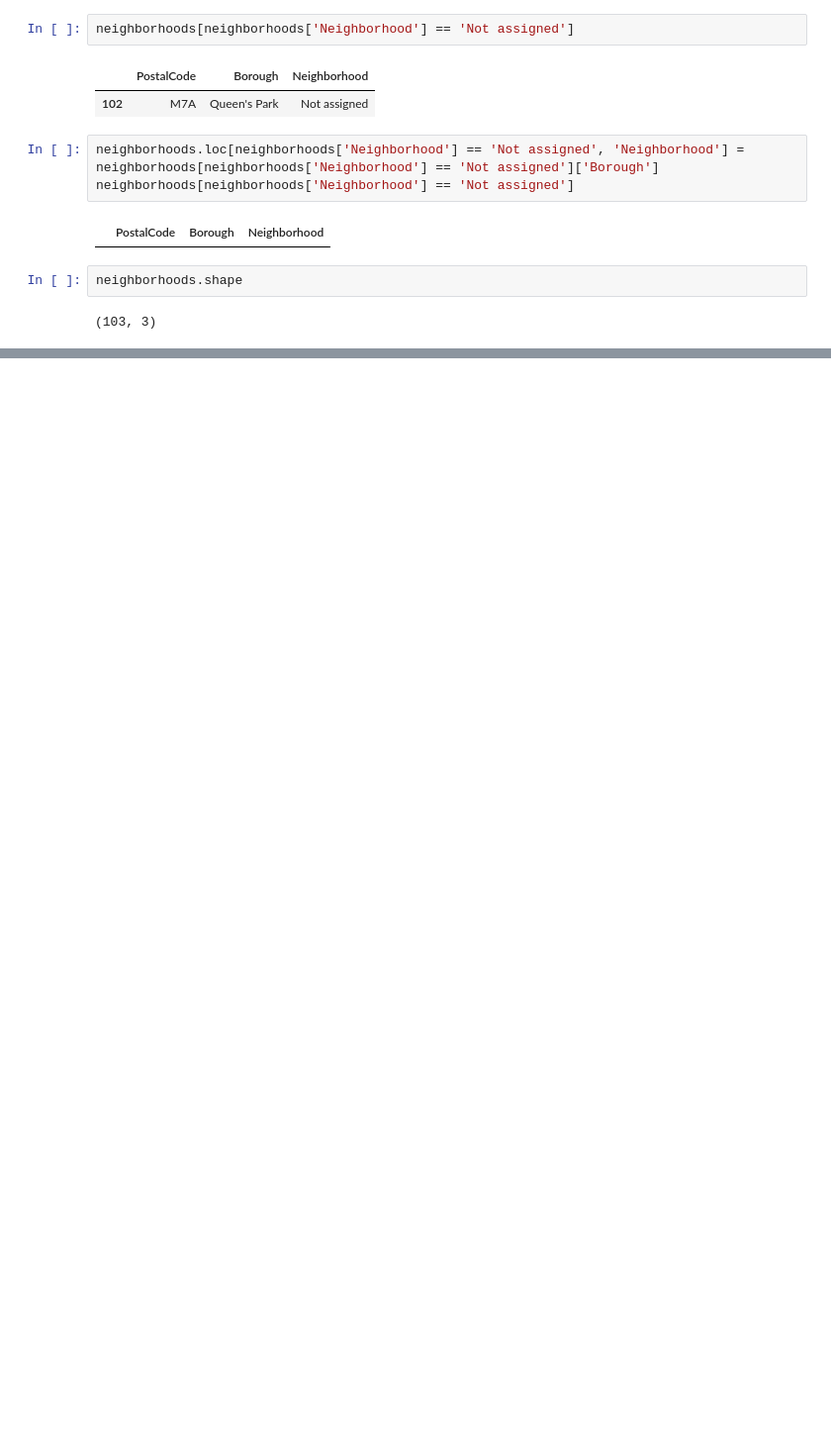
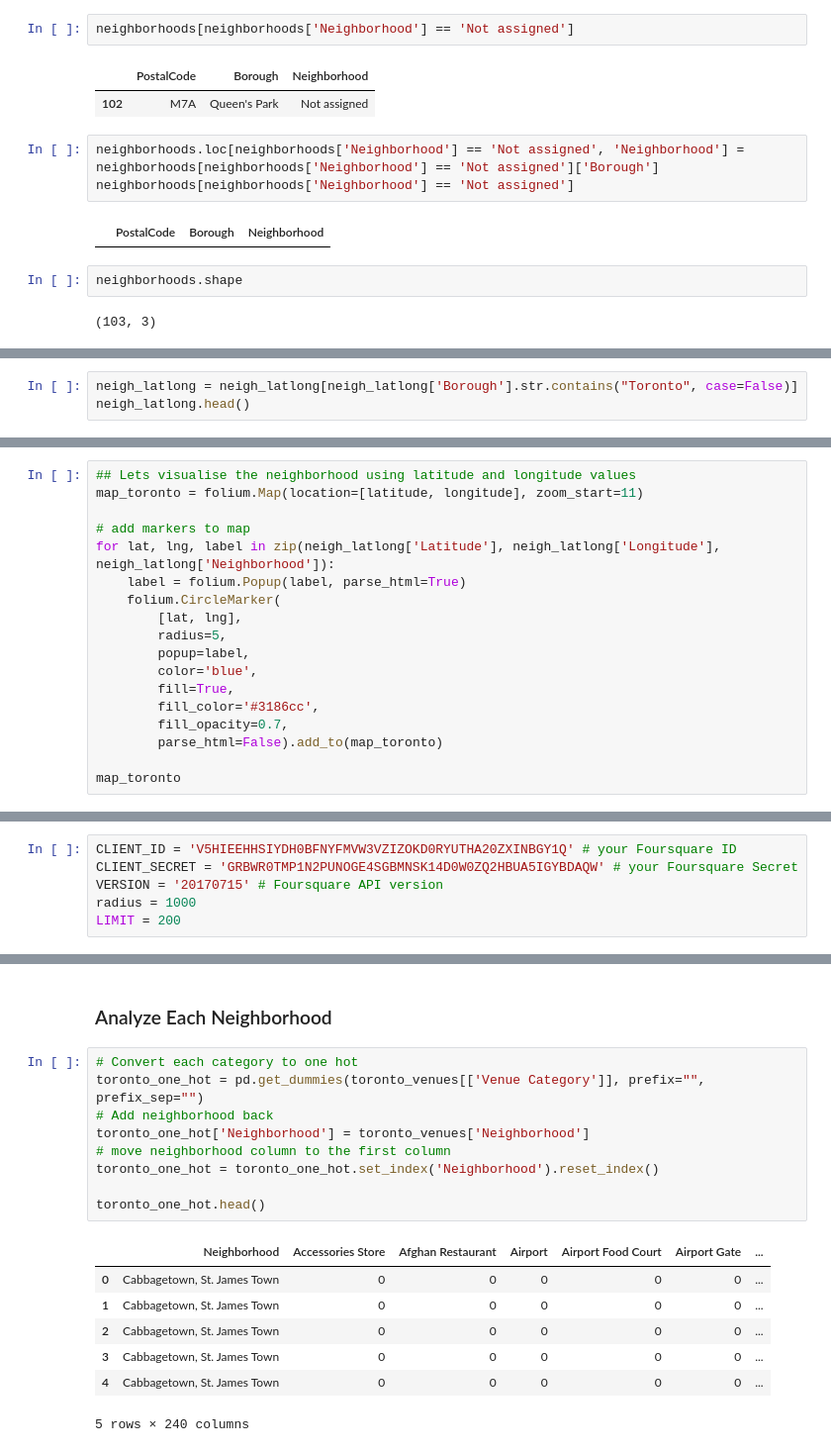
Before and after one commit to BarrettLi/Coursera_Capstone, a Jupyter notebook: Week3.ipynb, the cells around one changed output, grey strips where cells are left out. Shown at 99% size. Cells and saved outputs as stored; diff of their text form; blank space fills up the shorter version.

```diff
--- a/Week3.ipynb
+++ b/Week3.ipynb
@@ -106,0 +143,3 @@ neighborhoods.shape
+# %%
+neigh_latlong = neigh_latlong[neigh_latlong['Borough'].str.contains("Toronto", case=False)]
+neigh_latlong.head()
@@ -106,0 +164,18 @@ neighborhoods.shape
+# %%
+## Lets visualise the neighborhood using latitude and longitude values
+map_toronto = folium.Map(location=[latitude, longitude], zoom_start=11)
+
+# add markers to map
+for lat, lng, label in zip(neigh_latlong['Latitude'], neigh_latlong['Longitude'], neigh_latlong['Neighborhood']):
+    label = folium.Popup(label, parse_html=True)
+    folium.CircleMarker(
+        [lat, lng],
+        radius=5,
+        popup=label,
+        color='blue',
+        fill=True,
+        fill_color='#3186cc',
+        fill_opacity=0.7,
+        parse_html=False).add_to(map_toronto)
+
+map_toronto
@@ -106,0 +186,6 @@ neighborhoods.shape
+# %%
+CLIENT_ID = 'V5HIEEHHSIYDH0BFNYFMVW3VZIZOKD0RYUTHA20ZXINBGY1Q' # your Foursquare ID
+CLIENT_SECRET = 'GRBWR0TMP1N2PUNOGE4SGBMNSK14D0W0ZQ2HBUA5IGYBDAQW' # your Foursquare Secret
+VERSION = '20170715' # Foursquare API version
+radius = 1000
+LIMIT = 200
@@ -106,0 +265,19 @@ neighborhoods.shape
+# %% [markdown]
+### Analyze Each Neighborhood
+# %%
+# Convert each category to one hot
+toronto_one_hot = pd.get_dummies(toronto_venues[['Venue Category']], prefix="", prefix_sep="")
+# Add neighborhood back
+toronto_one_hot['Neighborhood'] = toronto_venues['Neighborhood']
+# move neighborhood column to the first column
+toronto_one_hot = toronto_one_hot.set_index('Neighborhood').reset_index()
+
+toronto_one_hot.head()
+# %% [output]
+|  | Neighborhood | Accessories Store | Afghan Restaurant | Airport | Airport Food Court | Airport Gate | ... |
+| 0 | Cabbagetown, St. James Town | 0 | 0 | 0 | 0 | 0 | ... |
+| 1 | Cabbagetown, St. James Town | 0 | 0 | 0 | 0 | 0 | ... |
+| 2 | Cabbagetown, St. James Town | 0 | 0 | 0 | 0 | 0 | ... |
+| 3 | Cabbagetown, St. James Town | 0 | 0 | 0 | 0 | 0 | ... |
+| 4 | Cabbagetown, St. James Town | 0 | 0 | 0 | 0 | 0 | ... |
+5 rows × 240 columns
```
Also changed, not shown: parts of 28 cells of this notebook.
